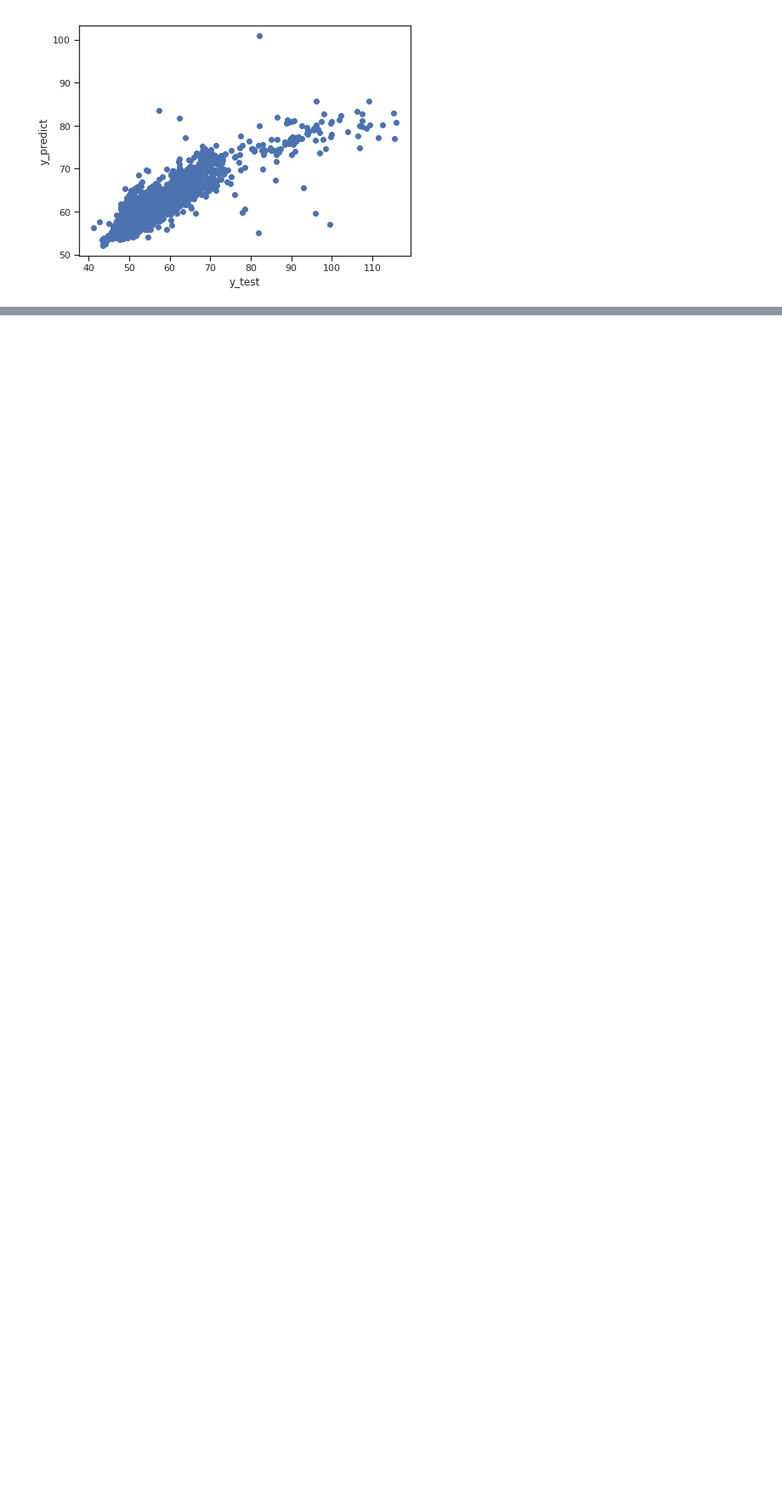
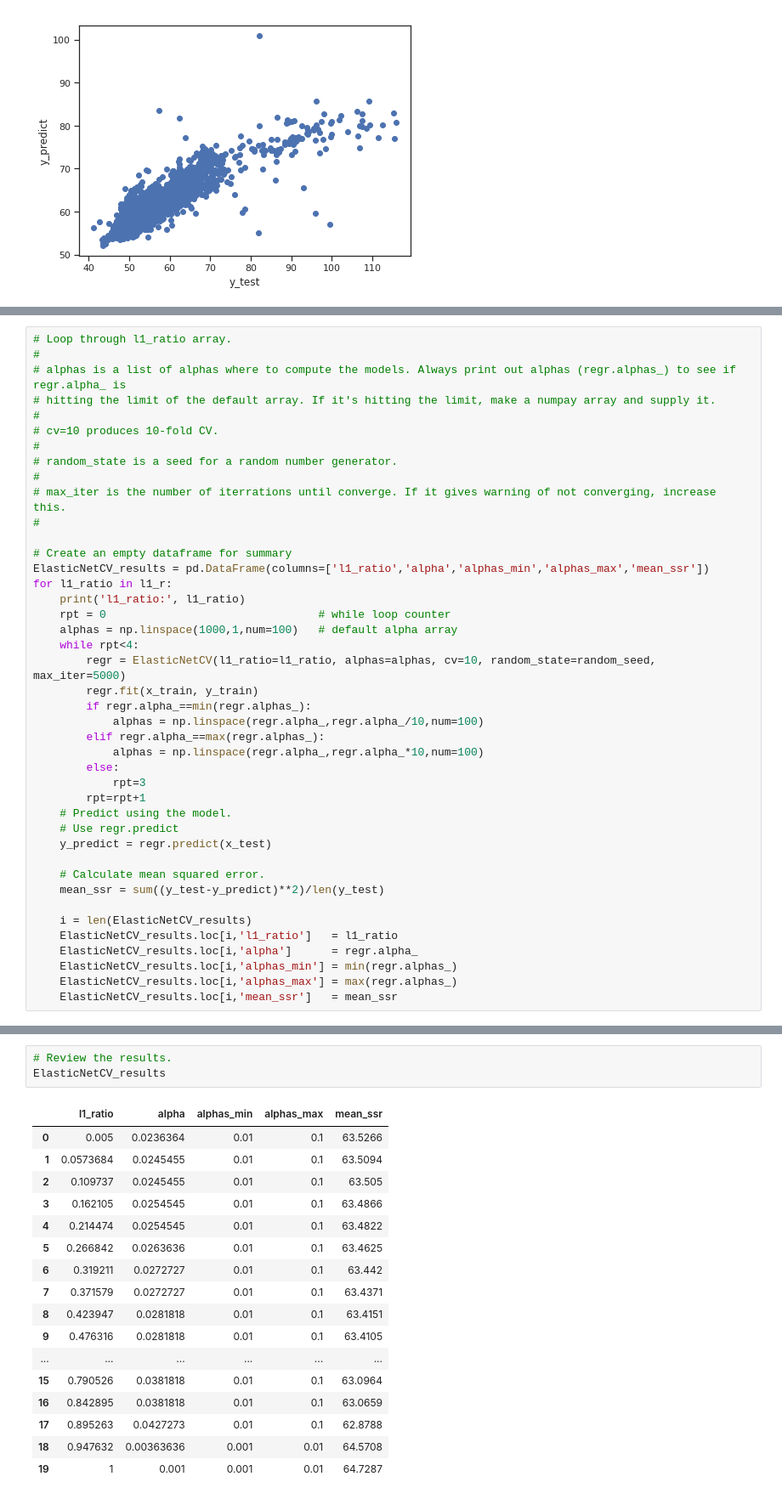
Before and after one commit to fastcyclist/ML_Ridge_Lasso_ElasticNet_Regression, a Jupyter notebook: Ridge_Lasso_ElasticNet_Regression_Python.ipynb, the cells around one changed output, grey strips where cells are left out. Shown at 85% size. Cells and saved outputs as stored; diff of their text form; blank space fills up the shorter version.

```diff
--- a/Ridge_Lasso_ElasticNet_Regression_Python.ipynb
+++ b/Ridge_Lasso_ElasticNet_Regression_Python.ipynb
@@ -319,0 +347,42 @@ plt.show()
+# %%
+# Loop through l1_ratio array.
+#
+# alphas is a list of alphas where to compute the models. Always print out alphas (regr.alphas_) to see if regr.alpha_ is
+# hitting the limit of the default array. If it's hitting the limit, make a numpay array and supply it.
+#
+# cv=10 produces 10-fold CV.
+#
+# random_state is a seed for a random number generator.
+#
+# max_iter is the number of iterrations until converge. If it gives warning of not converging, increase this.
+#
+
+# Create an empty dataframe for summary
+ElasticNetCV_results = pd.DataFrame(columns=['l1_ratio','alpha','alphas_min','alphas_max','mean_ssr'])
+for l1_ratio in l1_r:
+    print('l1_ratio:', l1_ratio)
+    rpt = 0                                # while loop counter
+    alphas = np.linspace(1000,1,num=100)   # default alpha array
+    while rpt<4:
+        regr = ElasticNetCV(l1_ratio=l1_ratio, alphas=alphas, cv=10, random_state=random_seed, max_iter=5000)
+        regr.fit(x_train, y_train)
+        if regr.alpha_==min(regr.alphas_):
+            alphas = np.linspace(regr.alpha_,regr.alpha_/10,num=100)
+        elif regr.alpha_==max(regr.alphas_):
+            alphas = np.linspace(regr.alpha_,regr.alpha_*10,num=100)
+        else:
+            rpt=3
+        rpt=rpt+1
+    # Predict using the model.
+    # Use regr.predict
+    y_predict = regr.predict(x_test)
+
+    # Calculate mean squared error.
+    mean_ssr = sum((y_test-y_predict)**2)/len(y_test)
+
+    i = len(ElasticNetCV_results)
+    ElasticNetCV_results.loc[i,'l1_ratio']   = l1_ratio
+    ElasticNetCV_results.loc[i,'alpha']      = regr.alpha_
+    ElasticNetCV_results.loc[i,'alphas_min'] = min(regr.alphas_)
+    ElasticNetCV_results.loc[i,'alphas_max'] = max(regr.alphas_)
+    ElasticNetCV_results.loc[i,'mean_ssr']   = mean_ssr
@@ -319,0 +410,21 @@ plt.show()
+# %%
+# Review the results.
+ElasticNetCV_results
+# %% [output]
+|  | l1_ratio | alpha | alphas_min | alphas_max | mean_ssr |
+| 0 | 0.005 | 0.0236364 | 0.01 | 0.1 | 63.5266 |
+| 1 | 0.0573684 | 0.0245455 | 0.01 | 0.1 | 63.5094 |
+| 2 | 0.109737 | 0.0245455 | 0.01 | 0.1 | 63.505 |
+| 3 | 0.162105 | 0.0254545 | 0.01 | 0.1 | 63.4866 |
+| 4 | 0.214474 | 0.0254545 | 0.01 | 0.1 | 63.4822 |
+| 5 | 0.266842 | 0.0263636 | 0.01 | 0.1 | 63.4625 |
+| 6 | 0.319211 | 0.0272727 | 0.01 | 0.1 | 63.442 |
+| 7 | 0.371579 | 0.0272727 | 0.01 | 0.1 | 63.4371 |
+| 8 | 0.423947 | 0.0281818 | 0.01 | 0.1 | 63.4151 |
+| 9 | 0.476316 | 0.0281818 | 0.01 | 0.1 | 63.4105 |
+| ... | ... | ... | ... | ... | ... |
+| 15 | 0.790526 | 0.0381818 | 0.01 | 0.1 | 63.0964 |
+| 16 | 0.842895 | 0.0381818 | 0.01 | 0.1 | 63.0659 |
+| 17 | 0.895263 | 0.0427273 | 0.01 | 0.1 | 62.8788 |
+| 18 | 0.947632 | 0.00363636 | 0.001 | 0.01 | 64.5708 |
+| 19 | 1 | 0.001 | 0.001 | 0.01 | 64.7287 |
```
Also changed, not shown: parts of 6 cells of this notebook.
